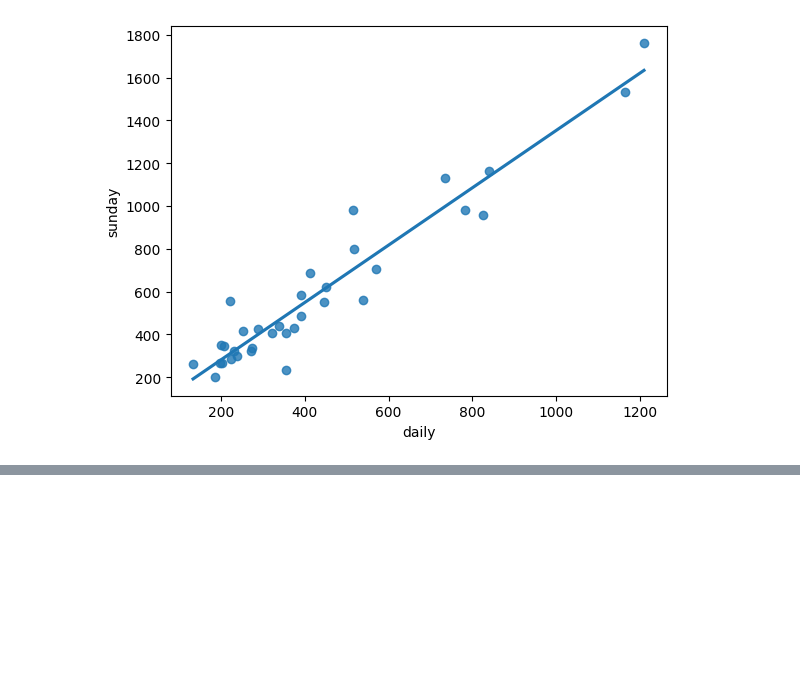
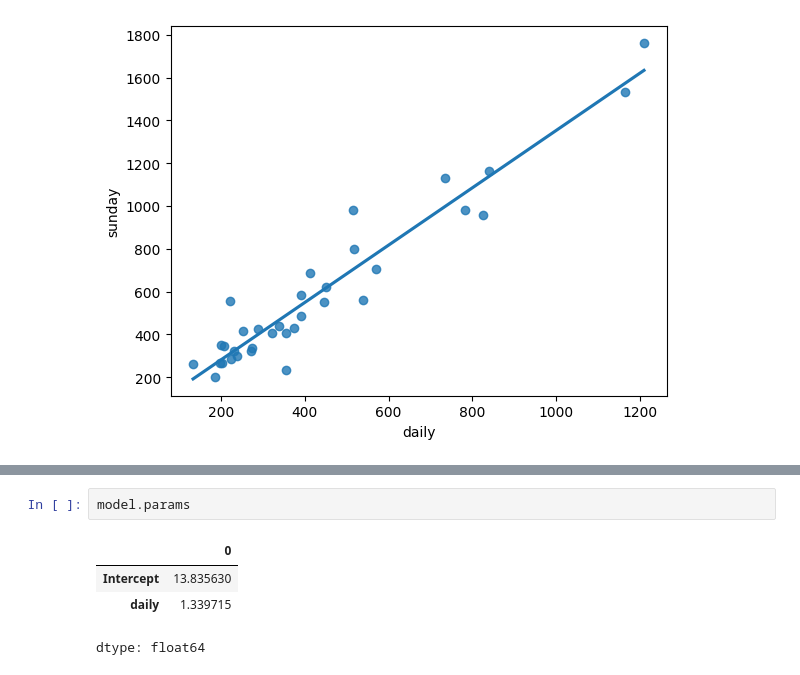
Before and after one commit to manash059/DAY-18_AD, a Jupyter notebook: DAY_18_AD.ipynb, the cells around one changed output, grey strips where cells are left out. Cells and saved outputs as stored; diff of their text form; blank space fills up the shorter version.

```diff
--- a/DAY_18_AD.ipynb
+++ b/DAY_18_AD.ipynb
@@ -76,0 +86,7 @@ sns.regplot(x='daily',y='sunday',data=data,ci=None);
+# %%
+model.params
+# %% [output]
+|  | 0 |
+| Intercept | 13.835630 |
+| daily | 1.339715 |
+dtype: float64
```
Also changed, not shown: parts of 11 cells of this notebook.
